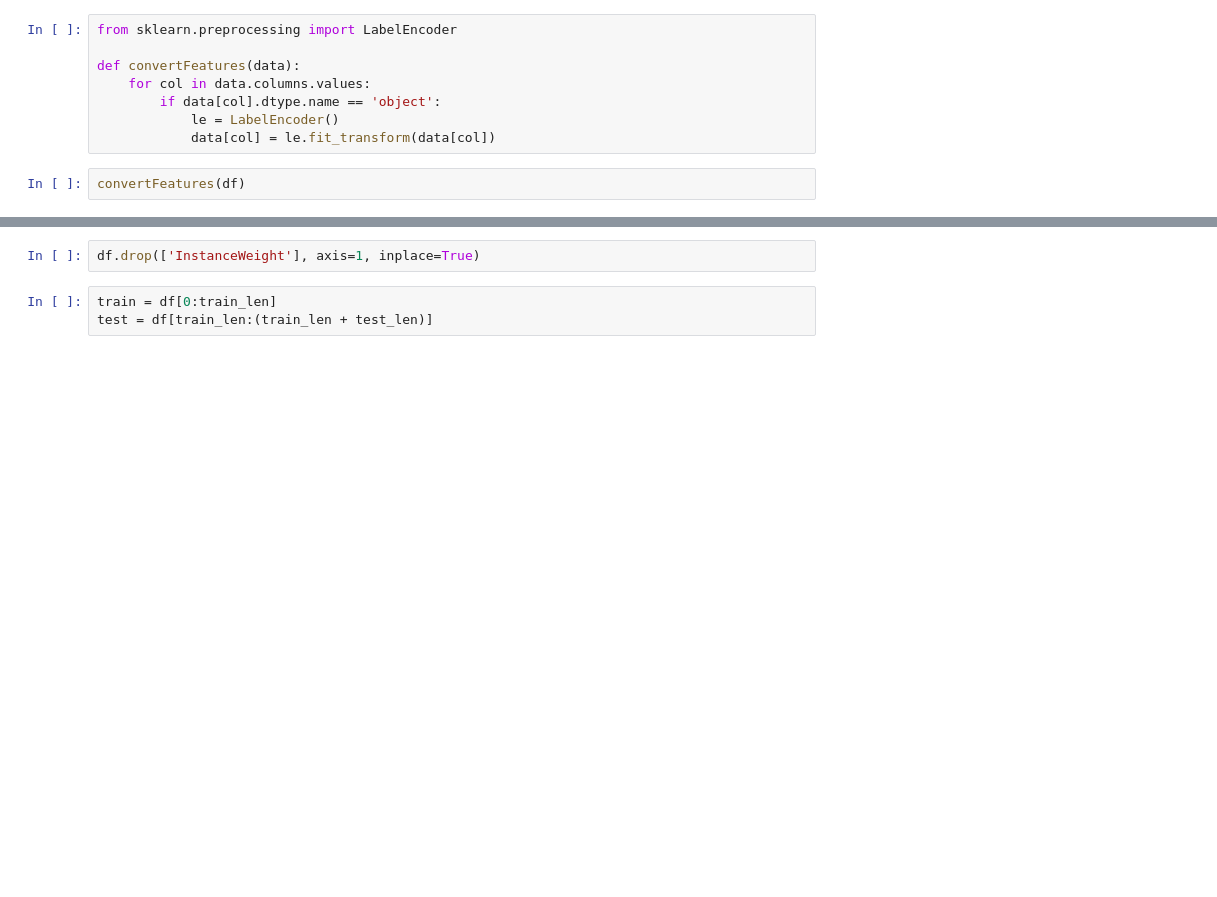
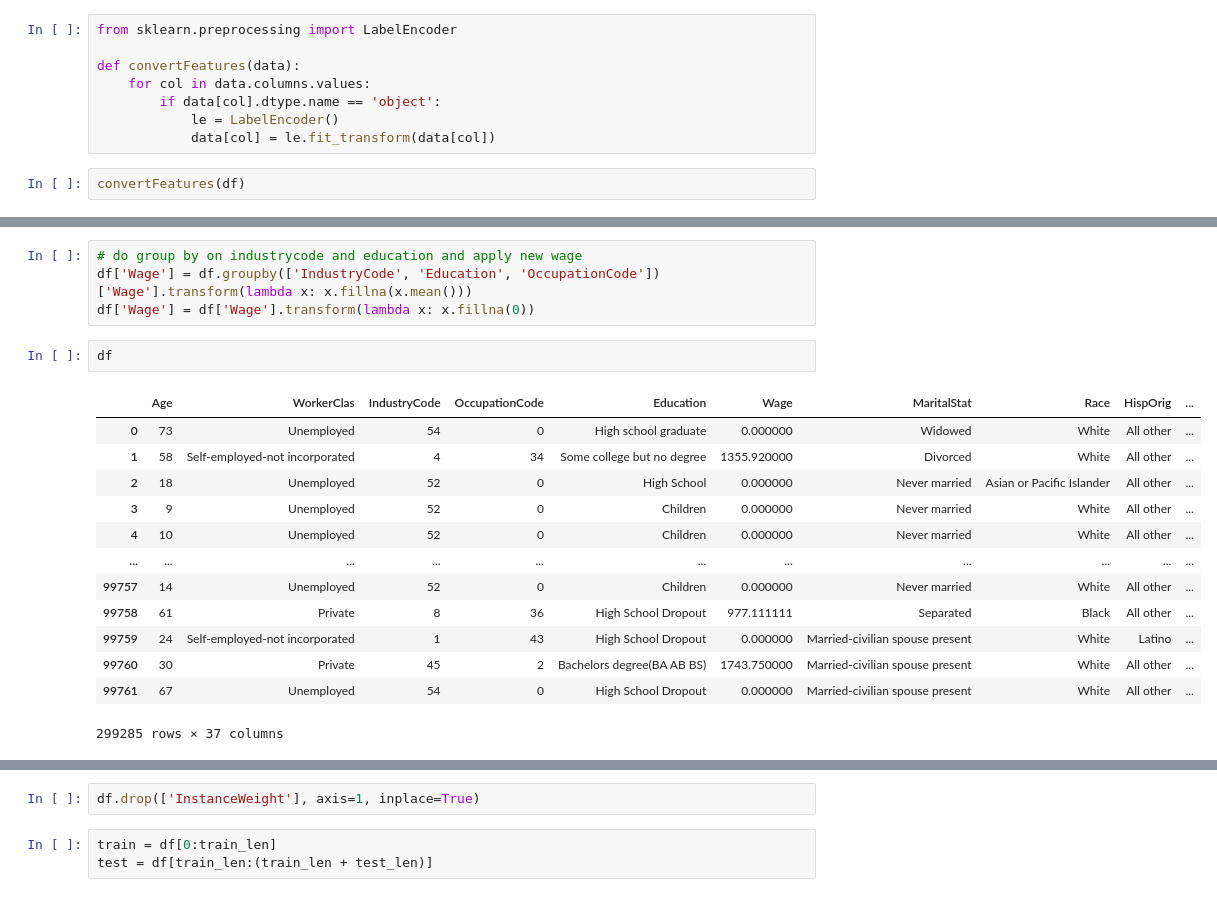
Before and after one commit to shaunmalti/Dataiku_Problem_2, a Jupyter notebook: Notebook.ipynb, the cells around one changed output, grey strips where cells are left out. Saved outputs shown, nothing was run; the diff lists cells and outputs as text; blank space fills up the shorter version.

```diff
--- a/Notebook.ipynb
+++ b/Notebook.ipynb
@@ -562,0 +683,20 @@ convertFeatures(df)
+# %%
+# do group by on industrycode and education and apply new wage
+df['Wage'] = df.groupby(['IndustryCode', 'Education', 'OccupationCode'])['Wage'].transform(lambda x: x.fillna(x.mean()))
+df['Wage'] = df['Wage'].transform(lambda x: x.fillna(0))
+# %%
+df
+# %% [output]
+|  | Age | WorkerClas | IndustryCode | OccupationCode | Education | Wage | MaritalStat | Race | HispOrig | ... |
+| 0 | 73 | Unemployed | 54 | 0 | High school graduate | 0.000000 | Widowed | White | All other | ... |
+| 1 | 58 | Self-employed-not incorporated | 4 | 34 | Some college but no degree | 1355.920000 | Divorced | White | All other | ... |
+| 2 | 18 | Unemployed | 52 | 0 | High School | 0.000000 | Never married | Asian or Pacific Islander | All other | ... |
+| 3 | 9 | Unemployed | 52 | 0 | Children | 0.000000 | Never married | White | All other | ... |
+| 4 | 10 | Unemployed | 52 | 0 | Children | 0.000000 | Never married | White | All other | ... |
+| ... | ... | ... | ... | ... | ... | ... | ... | ... | ... | ... |
+| 99757 | 14 | Unemployed | 52 | 0 | Children | 0.000000 | Never married | White | All other | ... |
+| 99758 | 61 | Private | 8 | 36 | High School Dropout | 977.111111 | Separated | Black | All other | ... |
+| 99759 | 24 | Self-employed-not incorporated | 1 | 43 | High School Dropout | 0.000000 | Married-civilian spouse present | White | Latino | ... |
+| 99760 | 30 | Private | 45 | 2 | Bachelors degree(BA AB BS) | 1743.750000 | Married-civilian spouse present | White | All other | ... |
+| 99761 | 67 | Unemployed | 54 | 0 | High School Dropout | 0.000000 | Married-civilian spouse present | White | All other | ... |
+299285 rows × 37 columns
```
Also changed, not shown: parts of 19 cells of this notebook.
